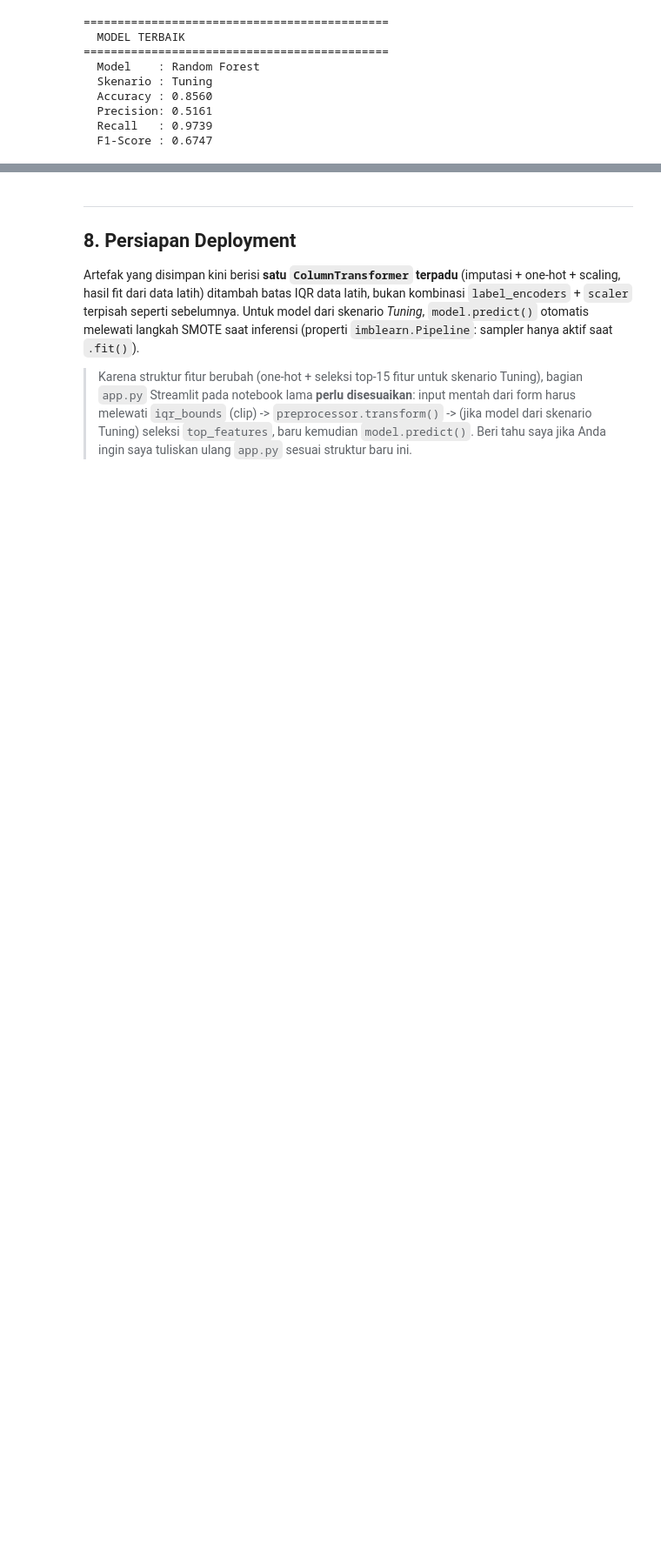
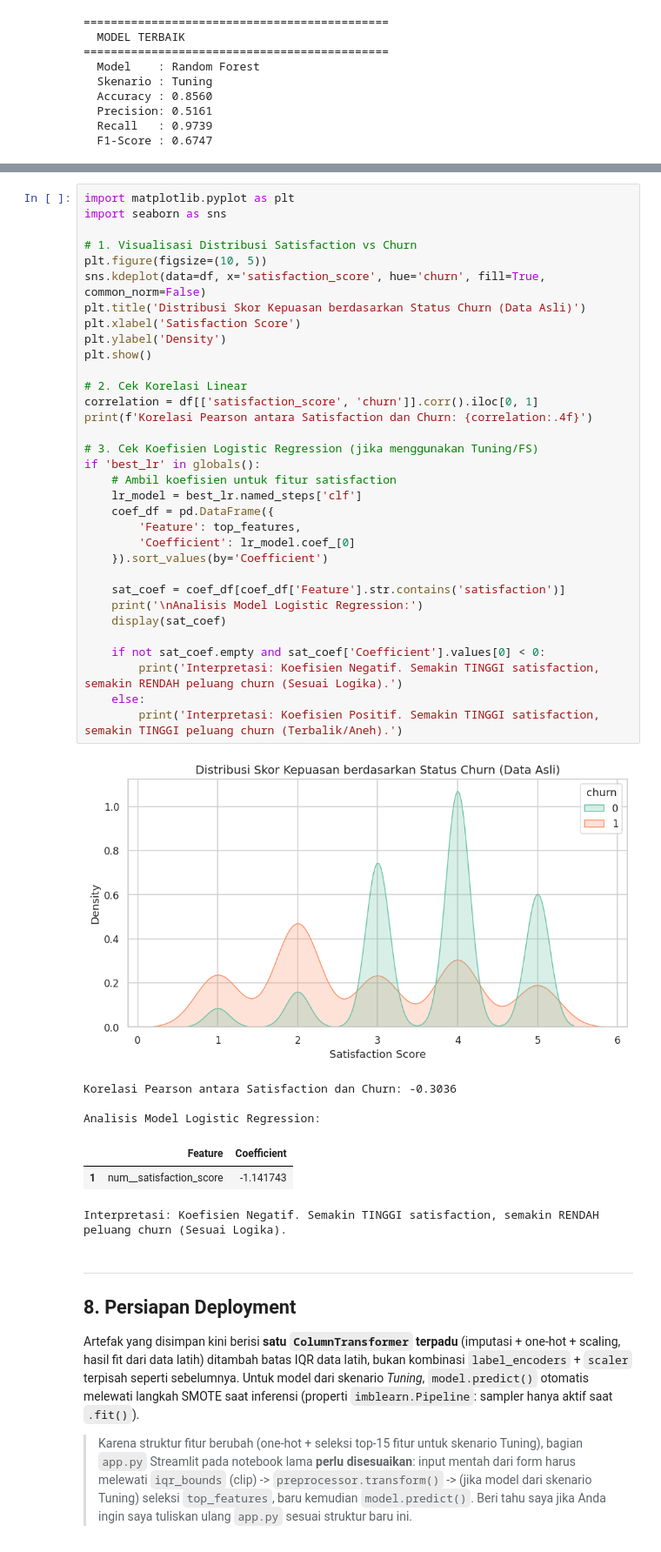
Before and after one commit to NK47GG/churn-prediction, a Jupyter notebook: UAS_Churn_Prediction_A11_2023_14862_Stefanus_Loveniko_Putra_Sinory.ipynb, the cells around one changed output, grey strips where cells are left out. Shown at 87% size. Saved outputs shown, nothing was run; the diff lists cells and outputs as text; blank space fills up the shorter version.

```diff
--- a/UAS_Churn_Prediction_A11_2023_14862_Stefanus_Loveniko_Putra_Sinory.ipynb
+++ b/UAS_Churn_Prediction_A11_2023_14862_Stefanus_Loveniko_Putra_Sinory.ipynb
@@ -923,3 +927,44 @@ print(f'  F1-Score : {best_row["F1-Score"]:.4f}')
+# %%
+import matplotlib.pyplot as plt
+import seaborn as sns
+
+# 1. Visualisasi Distribusi Satisfaction vs Churn
+plt.figure(figsize=(10, 5))
+sns.kdeplot(data=df, x='satisfaction_score', hue='churn', fill=True, common_norm=False)
+plt.title('Distribusi Skor Kepuasan berdasarkan Status Churn (Data Asli)')
+plt.xlabel('Satisfaction Score')
+plt.ylabel('Density')
+plt.show()
+
+# 2. Cek Korelasi Linear
+correlation = df[['satisfaction_score', 'churn']].corr().iloc[0, 1]
+print(f'Korelasi Pearson antara Satisfaction dan Churn: {correlation:.4f}')
+
+# 3. Cek Koefisien Logistic Regression (jika menggunakan Tuning/FS)
+if 'best_lr' in globals():
+    # Ambil koefisien untuk fitur satisfaction
+    lr_model = best_lr.named_steps['clf']
+    coef_df = pd.DataFrame({
+        'Feature': top_features,
+        'Coefficient': lr_model.coef_[0]
+    }).sort_values(by='Coefficient')
+
+    sat_coef = coef_df[coef_df['Feature'].str.contains('satisfaction')]
+    print('\nAnalisis Model Logistic Regression:')
+    display(sat_coef)
+
+    if not sat_coef.empty and sat_coef['Coefficient'].values[0] < 0:
+        print('Interpretasi: Koefisien Negatif. Semakin TINGGI satisfaction, semakin RENDAH peluang churn (Sesuai Logika).')
+    else:
+        print('Interpretasi: Koefisien Positif. Semakin TINGGI satisfaction, semakin TINGGI peluang churn (Terbalik/Aneh).')
+# %% [output]
+[figure, added]
+Korelasi Pearson antara Satisfaction dan Churn: -0.3036
+
+Analisis Model Logistic Regression:
+|  | Feature | Coefficient |
+| 1 | num__satisfaction_score | -1.141743 |
+Interpretasi: Koefisien Negatif. Semakin TINGGI satisfaction, semakin RENDAH peluang churn (Sesuai Logika).
 # %% [markdown]
 ---
 ## 8. Persiapan Deployment
```
Also changed, not shown: parts of 4 cells of this notebook.
